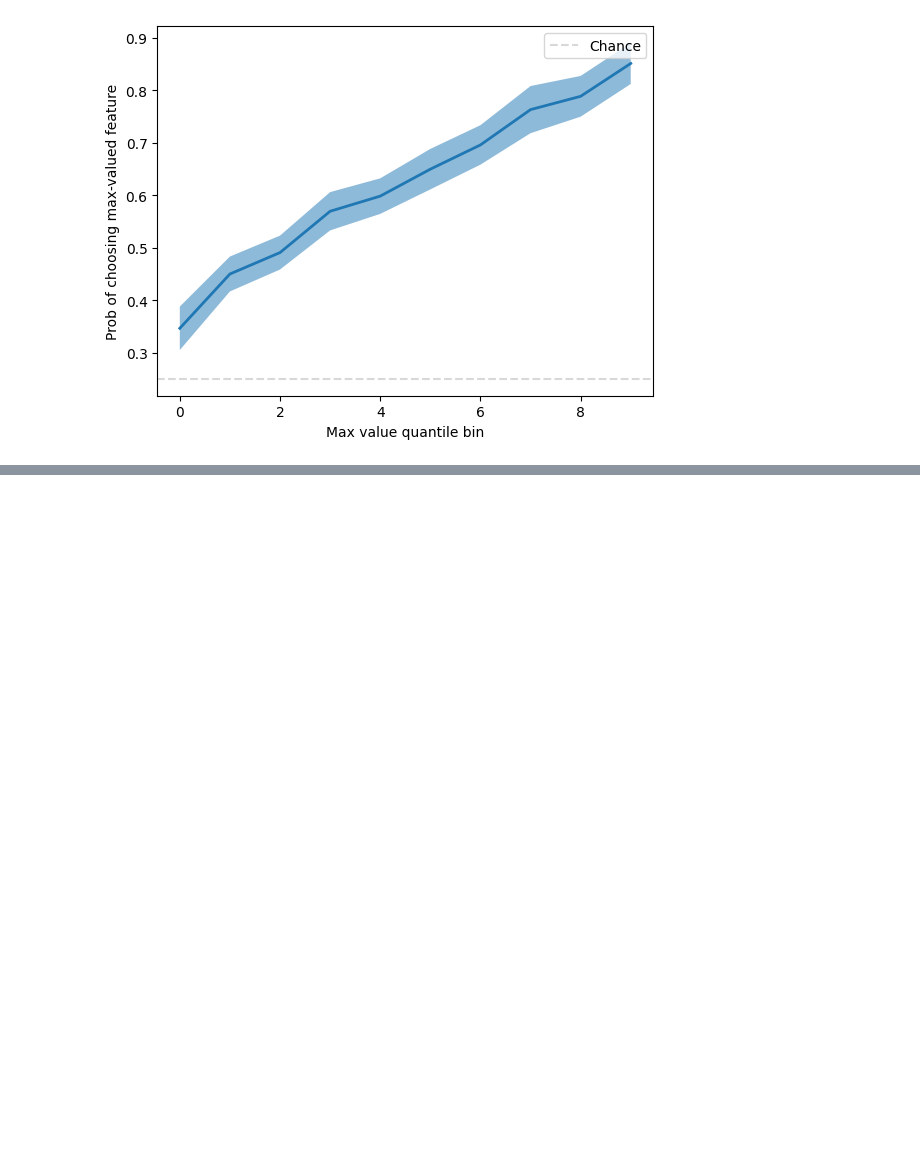
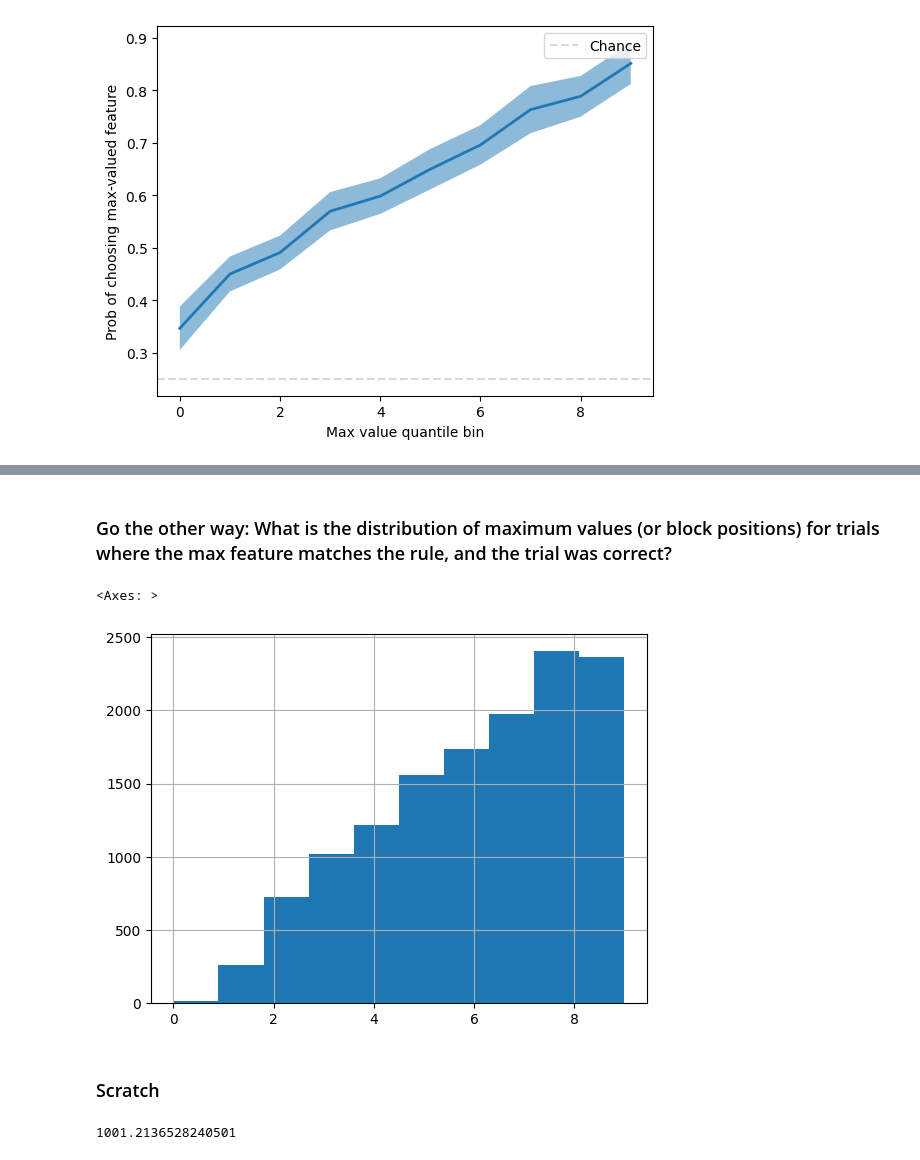
Before and after one commit to pqz317/wcst_decode, a Jupyter notebook: notebooks/20240502_prob_choosing_max_feat.ipynb, the cells around one changed output, grey strips where cells are left out. Drawn from its saved outputs; the diff is of its cells as text; code cells hidden in the pictures; blank space fills up the shorter version.

```diff
--- a/notebooks/20240502_prob_choosing_max_feat.ipynb
+++ b/notebooks/20240502_prob_choosing_max_feat.ipynb
@@ -86,0 +146,13 @@ ax.legend()
+# %% [markdown]
+### Go the other way: What is the distribution of maximum values (or block positions) for trials where the max feature matches the rule, and the trial was correct?
+# %%
+matches = all_beh[
+    (all_beh.CurrentRule == all_beh.MaxFeat) &
+    (all_beh.Response == "Correct")
+]
+matches.BlockPositionBin.hist()
+# %% [output]
+<Axes: >
+[figure, added]
+# %% [markdown]
+### Scratch
@@ -86,0 +164,4 @@ ax.legend()
+# %%
+np.random.normal(1000)
+# %% [output]
+1001.2136528240501
```
Also changed, not shown: parts of 14 cells of this notebook, 10 other files.
